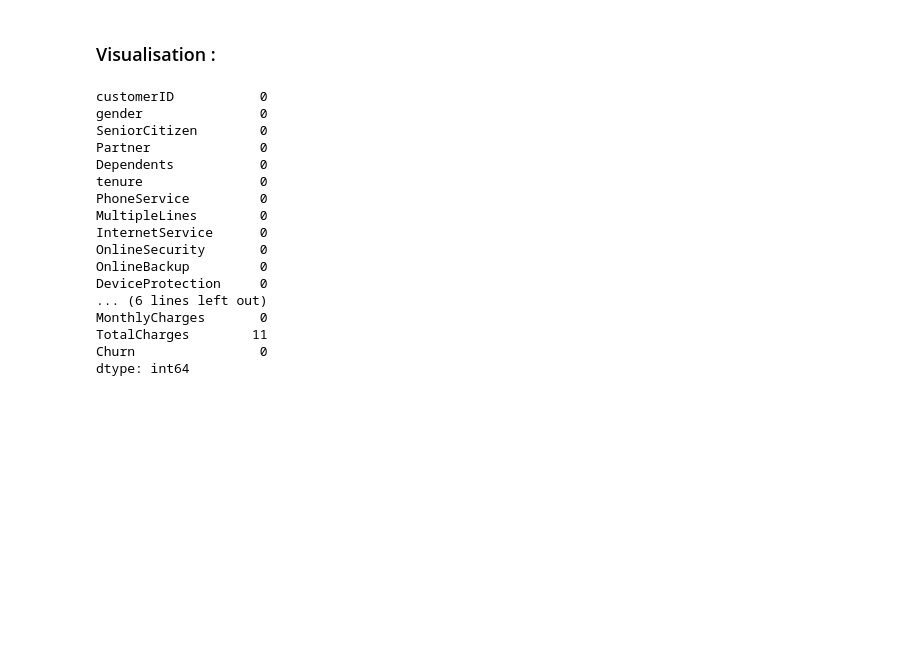
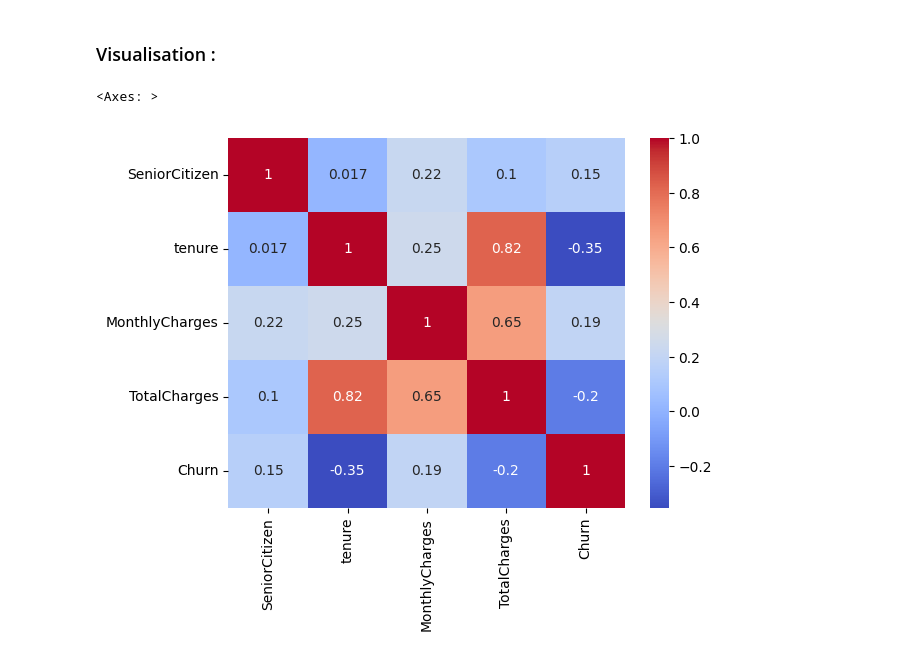
Before and after one commit to elhidarinouhayla/Pr-diction-du-Churn-Client-, a Jupyter notebook: EDA.ipynb, the cells around one changed output. Drawn from its saved outputs; the diff is of its cells as text; code cells hidden in the pictures; blank space fills up the shorter version.

```diff
--- a/EDA.ipynb
+++ b/EDA.ipynb
@@ -156,36 +156,15 @@ from sklearn.preprocessing import LabelEncoder
 le = LabelEncoder()
 import seaborn as sns
 # %%
-colonneNum = ['SeniorCitizen', 'tenure', 'MonthlyCharges', 'TotalCharges', 'Churn']
 file['TotalCharges'] = pd.to_numeric(file["TotalCharges"], errors= 'coerce')
 file.isnull().sum()
 mean = file['TotalCharges'].mean()
 file['TotalCharges'] = file['TotalCharges'].fillna(mean)
-file.isnull().sum()
-
-
-
-
-
-
-
-# correlation = file[colonneNum].corr()
-# correlation
+colonneNum = ['SeniorCitizen', 'tenure', 'MonthlyCharges', 'TotalCharges', 'Churn']
+file['Churn'] = le.fit_transform(file['Churn'])
+correlation = file[colonneNum].corr()
+correlation
+sns.heatmap(correlation, annot= True, cmap= 'coolwarm')
 # %% [output]
-customerID           0
-gender               0
-SeniorCitizen        0
-Partner              0
-Dependents           0
-tenure               0
-PhoneService         0
-MultipleLines        0
-InternetService      0
-OnlineSecurity       0
-OnlineBackup         0
-DeviceProtection     0
-... (6 lines left out)
-MonthlyCharges       0
-TotalCharges        11
-Churn                0
-dtype: int64
+<Axes: >
+[figure, added]
```
Also changed, not shown: parts of 2 cells of this notebook.
